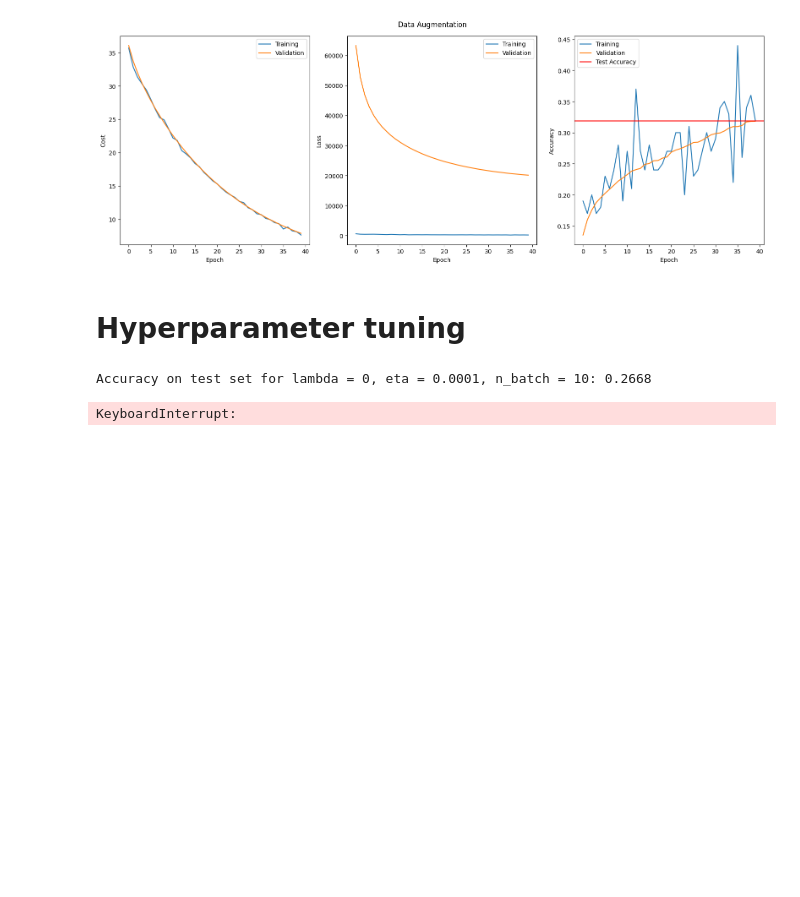
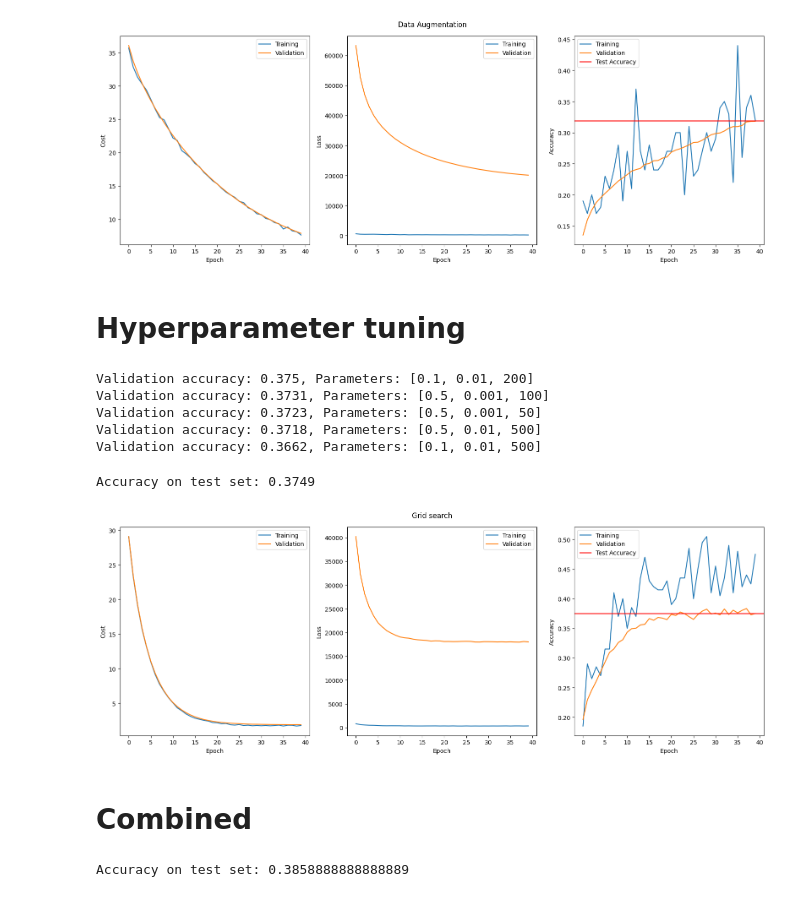
Before and after one commit to Lussebullen/dd2424, a Jupyter notebook: assignment1/Bonus/notebook.ipynb, the cells around one changed output. Cells and saved outputs as stored; diff of their text form; code cells hidden in the pictures; blank space fills up the shorter version.

Commit message:
Grid search and combined result done

```diff
--- a/assignment1/Bonus/notebook.ipynb
+++ b/assignment1/Bonus/notebook.ipynb
@@ -417,20 +418,45 @@ n_batch_list = [10, 50, 100, 200, 500]
 
 paramSets = itertools.product(lmbd_list, eta_list, n_batch_list)
 # %%
-best = {"lmbd": None, "eta": None, "n_batch": None, "acc": 0}
+results = []
 
-for lmbd, eta, n_batch in paramSets:
-    # Load in train and test data, train model, evaluate test accuracy.
-    train, val, test = Data("data_batch_1"), Data("data_batch_2"), Data("test_batch")
-    model, costs, loss, accs = miniBatchGD(train, lmbd=lmbd, n_batch=n_batch, eta=eta, n_epochs=40, val=val)
+# Check if pickle file exists, if not run the training.
+if os.path.isfile("results.pkl"):
+    with open("results.pkl", "rb") as f:
+        results = pickle.load(f)
+else:
+    for lmbd, eta, n_batch in tqdm(list(paramSets)):
+        # Load in train and test data, train model, evaluate test accuracy.
+        train, val, test = Data("data_batch_1"), Data("data_batch_2"), Data("test_batch")
+        model, costs, loss, accs = miniBatchGD(train, lmbd=lmbd, n_batch=n_batch, eta=eta, n_epochs=40, val=val)
 
-    print(f"Accuracy on test set for lambda = {lmbd}, eta = {eta}, n_batch = {n_batch}:", accs["val"][-1])
+        results.append([accs["val"][-1],[lmbd, eta, n_batch]])
 
-    if accs["val"][-1] > best["acc"]:
-        best["lmbd"] = lmbd
-        best["eta"] = eta
-        best["n_batch"] = n_batch
-        best["acc"] = accs["val"][-1]
+    with open("results.pkl", "wb") as f:
+        pickle.dump(results, f)
-# %% [output]
-Accuracy on test set for lambda = 0, eta = 0.0001, n_batch = 10: 0.2668
-KeyboardInterrupt:
+# %%
+results.sort(key=lambda x: x[0], reverse=True)
+for acc, paramSets in results[:5]:
+    print(f"Validation accuracy: {acc}, Parameters: {paramSets}")
+# %% [output]
+Validation accuracy: 0.375, Parameters: [0.1, 0.01, 200]
+Validation accuracy: 0.3731, Parameters: [0.5, 0.001, 100]
+Validation accuracy: 0.3723, Parameters: [0.5, 0.001, 50]
+Validation accuracy: 0.3718, Parameters: [0.5, 0.01, 500]
+Validation accuracy: 0.3662, Parameters: [0.1, 0.01, 500]
+# %%
+train, val, test = Data("data_batch_1"), Data("data_batch_2"), Data("test_batch")
+lmbd, eta, n_batch = results[0][1]
+model, costs, loss, accs = miniBatchGD(train, lmbd=lmbd, n_batch=n_batch, eta=eta, n_epochs=40, val=val)
+# %%
+model.forward(test)
+test_acc = model.computeAcc(test)
+print("Accuracy on test set:", test_acc)
+# %% [output]
+Accuracy on test set: 0.3749
+# %%
+vis.plotResults("Grid search", costs, loss, accs, test_acc)
+# %% [output]
+[figure, added]
+# %% [markdown]
+# Combined
@@ -436,0 +482,8 @@ KeyboardInterrupt:
+# %%
+lmbd, eta, n_batch = results[0][1]
+model, costs, loss, accs = miniBatchGD(train, lmbd=lmbd, n_batch=n_batch, eta=eta, n_epochs=40, val=val, pflip=0.5)
+model.forward(test)
+test_acc = model.computeAcc(test)
+print("Accuracy on test set:", test_acc)
+# %% [output]
+Accuracy on test set: 0.3858888888888889
```
Also changed, not shown: parts of 6 cells of this notebook, 1 other file.
